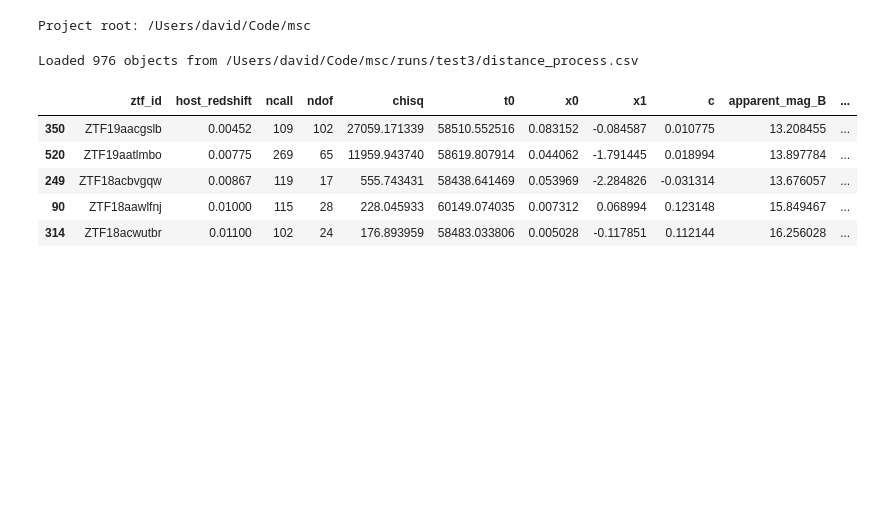
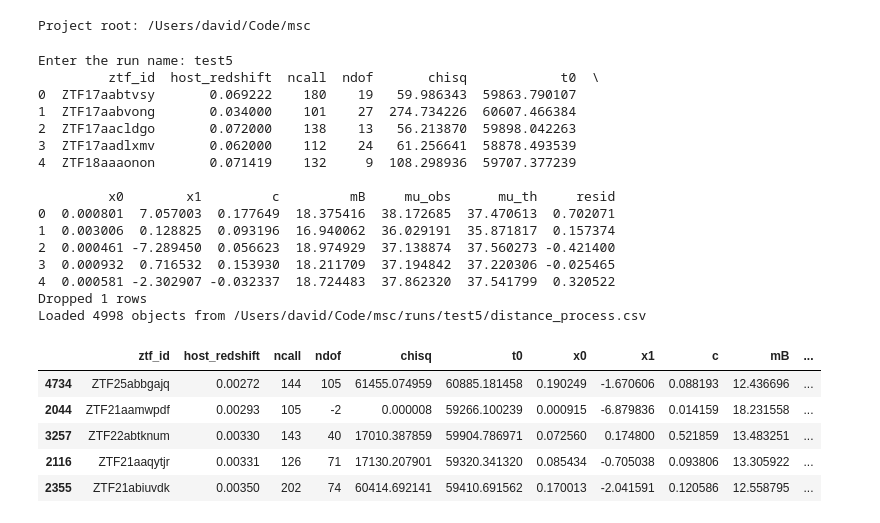
Before and after one commit to heffernan111/msc-dissertation, a Jupyter notebook: src/6_plotHubbleDiagram.ipynb, the cells around one changed output. Cells and saved outputs as stored; diff of their text form; code cells hidden in the pictures; blank space fills up the shorter version.

```diff
--- a/src/6_plotHubbleDiagram.ipynb
+++ b/src/6_plotHubbleDiagram.ipynb
@@ -11,37 +11,52 @@ print(f"Project root: {project_root}")
 # %% [output]
 Project root: /Users/david/Code/msc
 # %%
-# User input: run folder name
 run_name = input("Enter the run name: ").strip()
 run_folder = project_root / "runs" / run_name
 distance_process_path = run_folder / "distance_process.csv"
 
 if not distance_process_path.exists():
     raise FileNotFoundError(f"No distance_process.csv found at {distance_process_path}")
 
 df = pd.read_csv(distance_process_path)
+print(df.head())
 
-# Use redshift from ztf_cleansed for the Hubble diagram
-ztf_cleansed_path = project_root / "ztf_cleansed.csv"
-ztf_df = pd.read_csv(ztf_cleansed_path)
-z_from_ztf = df["ztf_id"].map(ztf_df.set_index("ZTFID")["redshift"])
-df["host_redshift"] = z_from_ztf.fillna(df["host_redshift"])
+# ztf_cleansed_path = project_root / "ztf_cleansed.csv"
+# ztf_df = pd.read_csv(ztf_cleansed_path)
+# z_from_ztf = df["ztf_id"].map(ztf_df.set_index("ZTFID")["redshift"])
+# df["host_redshift"] = z_from_ztf.fillna(df["host_redshift"])
+# df["host_redshift"] = pd.to_numeric(df["host_redshift"], errors="coerce")
 
 # Filter to z > 0 and sort by redshift for plotting
-dfp = df[df["host_redshift"] > 0].sort_values("host_redshift").copy()
-# Drop invalid rows for distance moduli or residuals
-valid = np.isfinite(dfp["distance_modulus_u_obs"]) & np.isfinite(dfp["host_redshift"])
+# dfp = df[df["host_redshift"] > 0].sort_values("host_redshift").copy()
+# # Drop invalid rows for distance moduli or residuals
+valid = np.isfinite(dfp["mu_obs"]) & np.isfinite(dfp["host_redshift"])
 dfp = dfp.loc[valid]
 if len(dfp) < len(df):
     print(f"Dropped {len(df) - len(dfp)} rows")
 print(f"Loaded {len(dfp)} objects from {distance_process_path}")
 dfp.head()
 # %% [output]
-Loaded 976 objects from /Users/david/Code/msc/runs/test3/distance_process.csv
+Enter the run name: test5
+         ztf_id  host_redshift  ncall  ndof       chisq            t0  \
+0  ZTF17aabtvsy       0.069222    180    19   59.986343  59863.790107
+1  ZTF17aabvong       0.034000    101    27  274.734226  60607.466384
+2  ZTF17aacldgo       0.072000    138    13   56.213870  59898.042263
+3  ZTF17aadlxmv       0.062000    112    24   61.256641  58878.493539
+4  ZTF18aaaonon       0.071419    132     9  108.298936  59707.377239
+
+         x0        x1         c         mB     mu_obs      mu_th     resid
+0  0.000801  7.057003  0.177649  18.375416  38.172685  37.470613  0.702071
+1  0.003006  0.128825  0.093196  16.940062  36.029191  35.871817  0.157374
+2  0.000461 -7.289450  0.056623  18.974929  37.138874  37.560273 -0.421400
+3  0.000932  0.716532  0.153930  18.211709  37.194842  37.220306 -0.025465
+4  0.000581 -2.302907 -0.032337  18.724483  37.862320  37.541799  0.320522
+Dropped 1 rows
+Loaded 4998 objects from /Users/david/Code/msc/runs/test5/distance_process.csv
-|  | ztf_id | host_redshift | ncall | ndof | chisq | t0 | x0 | x1 | c | apparent_mag_B | ... |
-| 350 | ZTF19aacgslb | 0.00452 | 109 | 102 | 27059.171339 | 58510.552516 | 0.083152 | -0.084587 | 0.010775 | 13.208455 | ... |
-| 520 | ZTF19aatlmbo | 0.00775 | 269 | 65 | 11959.943740 | 58619.807914 | 0.044062 | -1.791445 | 0.018994 | 13.897784 | ... |
-| 249 | ZTF18acbvgqw | 0.00867 | 119 | 17 | 555.743431 | 58438.641469 | 0.053969 | -2.284826 | -0.031314 | 13.676057 | ... |
-| 90 | ZTF18aawlfnj | 0.01000 | 115 | 28 | 228.045933 | 60149.074035 | 0.007312 | 0.068994 | 0.123148 | 15.849467 | ... |
-| 314 | ZTF18acwutbr | 0.01100 | 102 | 24 | 176.893959 | 58483.033806 | 0.005028 | -0.117851 | 0.112144 | 16.256028 | ... |
+|  | ztf_id | host_redshift | ncall | ndof | chisq | t0 | x0 | x1 | c | mB | ... |
+| 4734 | ZTF25abbgajq | 0.00272 | 144 | 105 | 61455.074959 | 60885.181458 | 0.190249 | -1.670606 | 0.088193 | 12.436696 | ... |
+| 2044 | ZTF21aamwpdf | 0.00293 | 105 | -2 | 0.000008 | 59266.100239 | 0.000915 | -6.879836 | 0.014159 | 18.231558 | ... |
+| 3257 | ZTF22abtknum | 0.00330 | 143 | 40 | 17010.387859 | 59904.786971 | 0.072560 | 0.174800 | 0.521859 | 13.483251 | ... |
+| 2116 | ZTF21aaqytjr | 0.00331 | 126 | 71 | 17130.207901 | 59320.341320 | 0.085434 | -0.705038 | 0.093806 | 13.305922 | ... |
+| 2355 | ZTF21abiuvdk | 0.00350 | 202 | 74 | 60414.692141 | 59410.691562 | 0.170013 | -2.041591 | 0.120586 | 12.558795 | ... |
 # %%
```
Also changed, not shown: parts of 1 cell of this notebook, 5 other files.
